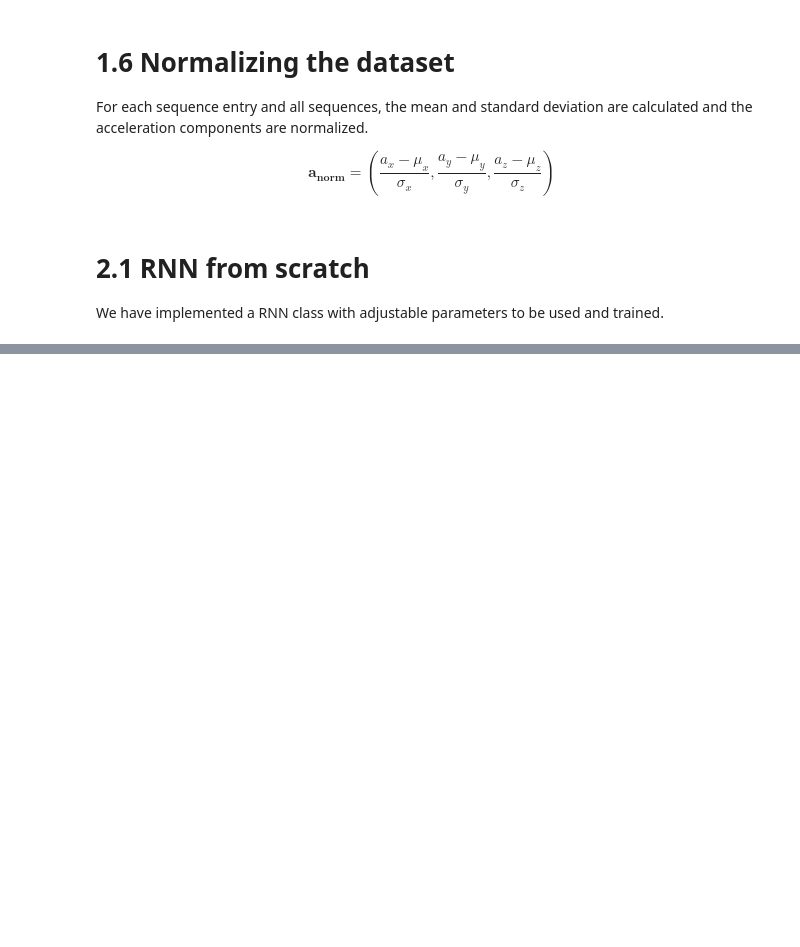
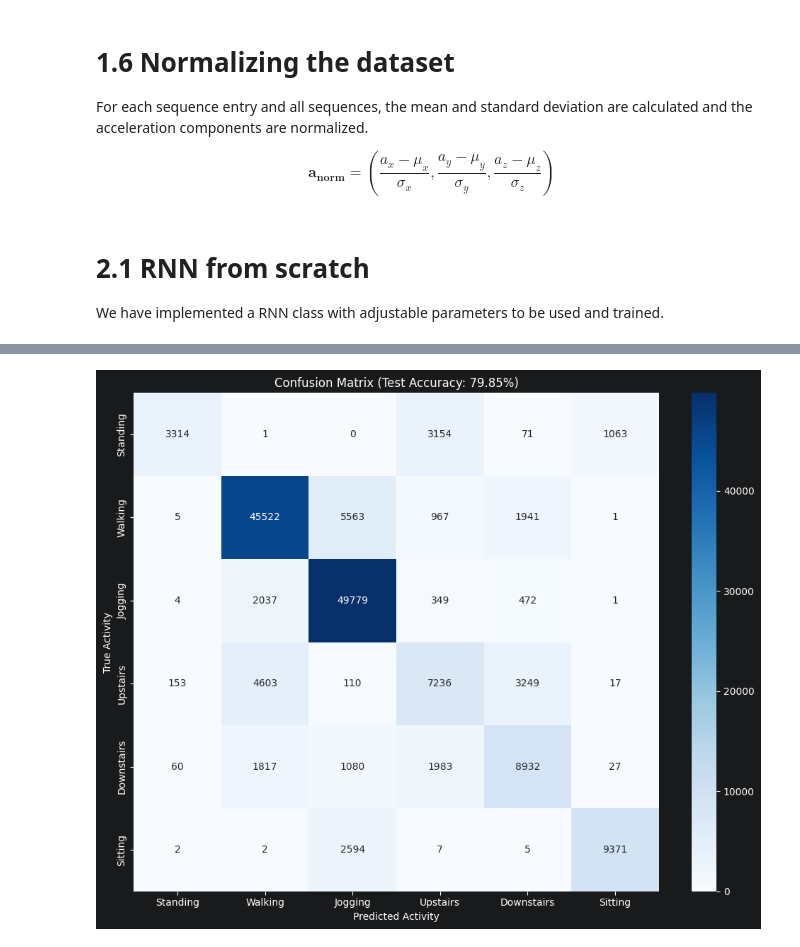
Before and after one commit to AminHgJoo/AI-Project, a Jupyter notebook: project.ipynb, the cells around one changed output, grey strips where cells are left out. Cells and saved outputs as stored; diff of their text form; code cells hidden in the pictures; blank space fills up the shorter version.

```diff
--- a/project.ipynb
+++ b/project.ipynb
@@ -441,0 +573,44 @@ _IncompleteInputError: incomplete input (2897527717.py, line 68)
+# %%
+def predict_batches(rnn, X, y, batch_size=256):
+    """
+    Run the RNN in forward mode over the entire dataset in batches
+    to collect predicted class indices.
+    """
+    num_samples = X.shape[0]
+    all_preds = []
+
+    for start in range(0, num_samples, batch_size):
+        end = min(start + batch_size, num_samples)
+        X_batch = X[start:end]
+        y_batch = y[start:end]  # needed for forward() signature
+
+        # Forward pass (we ignore the loss)
+        probs, _ = rnn.forward(X_batch, y_batch)
+
+        # Get the predicted class (argmax over output probabilities)
+        preds = np.argmax(probs, axis=1)
+        all_preds.append(preds)
+
+    return np.concatenate(all_preds)
+
+# ======== 1. Get predictions ========
+y_pred = predict_batches(rnn, X_test, y_test, batch_size=256)
+
+# ======== 2. Compute confusion matrix ========
+# WISDM typical label order (if you used LabelEncoder on ['Walking','Jogging','Upstairs','Downstairs','Sitting','Standing'])
+# If you used a different mapping, adjust the labels list accordingly.
+activity_labels = ['Standing', 'Walking', 'Jogging', 'Upstairs', 'Downstairs', 'Sitting']
+
+cm = confusion_matrix(y_test, y_pred)
+
+# ======== 3. Plot the confusion matrix ========
+plt.figure(figsize=(10, 8))
+sns.heatmap(cm, annot=True, fmt='d', cmap='Blues',
+            xticklabels=activity_labels, yticklabels=activity_labels)
+plt.xlabel('Predicted Activity')
+plt.ylabel('True Activity')
+plt.title(f'Confusion Matrix (Test Accuracy: {np.mean(y_pred == y_test):.2%})')
+plt.tight_layout()
+plt.show()
+# %% [output]
+[figure, added]
```
Also changed, not shown: parts of 5 cells of this notebook, 1 other file.
